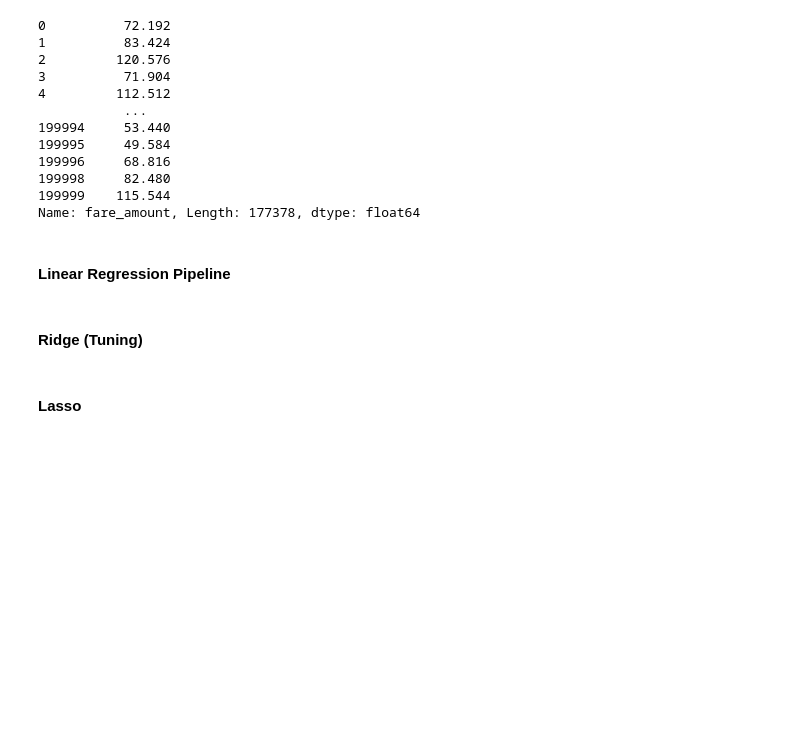
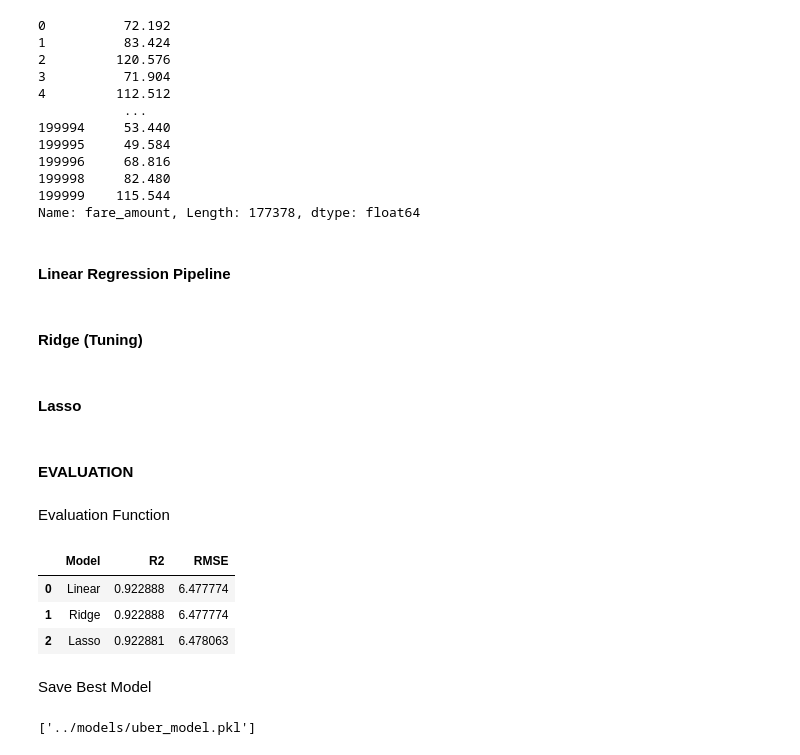
Before and after one commit to Hunter926261/Uber-Fare-Prediction, a Jupyter notebook: notebooks/uber_fare_prediction.ipynb, the cells around one changed output. Saved outputs shown, nothing was run; the diff lists cells and outputs as text; code cells hidden in the pictures; blank space fills up the shorter version.

Commit message:
Added model evaluation and saved best model

```diff
--- a/notebooks/uber_fare_prediction.ipynb
+++ b/notebooks/uber_fare_prediction.ipynb
@@ -381,3 +381,41 @@ grid_lasso = GridSearchCV(lasso, param_grid, cv=5)
 grid_lasso.fit(X_train, y_train)
 
 y_pred_lasso = grid_lasso.predict(X_test)
+# %% [markdown]
+#### EVALUATION
+# %% [markdown]
+Evaluation Function
+# %%
+def evaluate(y_true, y_pred):
+    return (
+        r2_score(y_true, y_pred),
+        np.sqrt(mean_squared_error(y_true, y_pred)),
+        mean_absolute_error(y_true, y_pred)
+    )
+
+results = pd.DataFrame({
+    "Model": ["Linear", "Ridge", "Lasso"],
+    "R2": [
+        evaluate(y_test, y_pred_lr)[0],
+        evaluate(y_test, y_pred_ridge)[0],
+        evaluate(y_test, y_pred_lasso)[0]
+    ],
+    "RMSE": [
+        evaluate(y_test, y_pred_lr)[1],
+        evaluate(y_test, y_pred_ridge)[1],
+        evaluate(y_test, y_pred_lasso)[1]
+    ]
+})
+
+results
+# %% [output]
+|  | Model | R2 | RMSE |
+| 0 | Linear | 0.922888 | 6.477774 |
+| 1 | Ridge | 0.922888 | 6.477774 |
+| 2 | Lasso | 0.922881 | 6.478063 |
+# %% [markdown]
+Save Best Model
+# %%
+joblib.dump(grid_ridge.best_estimator_, "../models/uber_model.pkl")
+# %% [output]
+['../models/uber_model.pkl']
```
